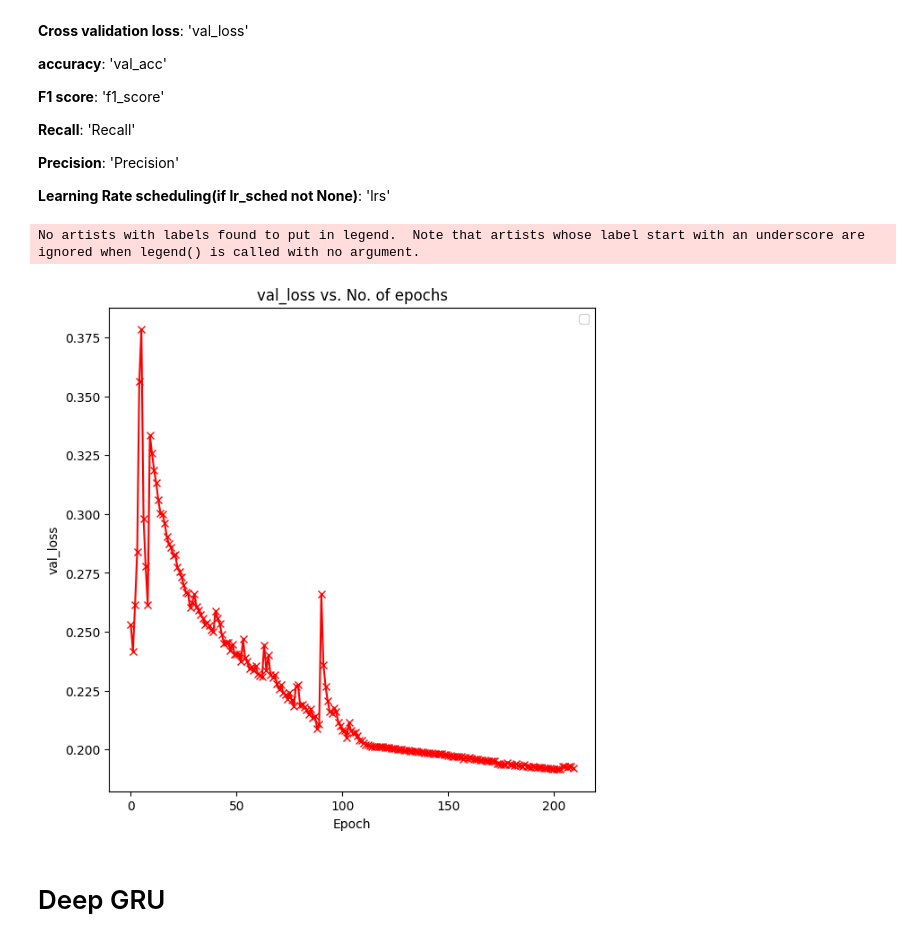
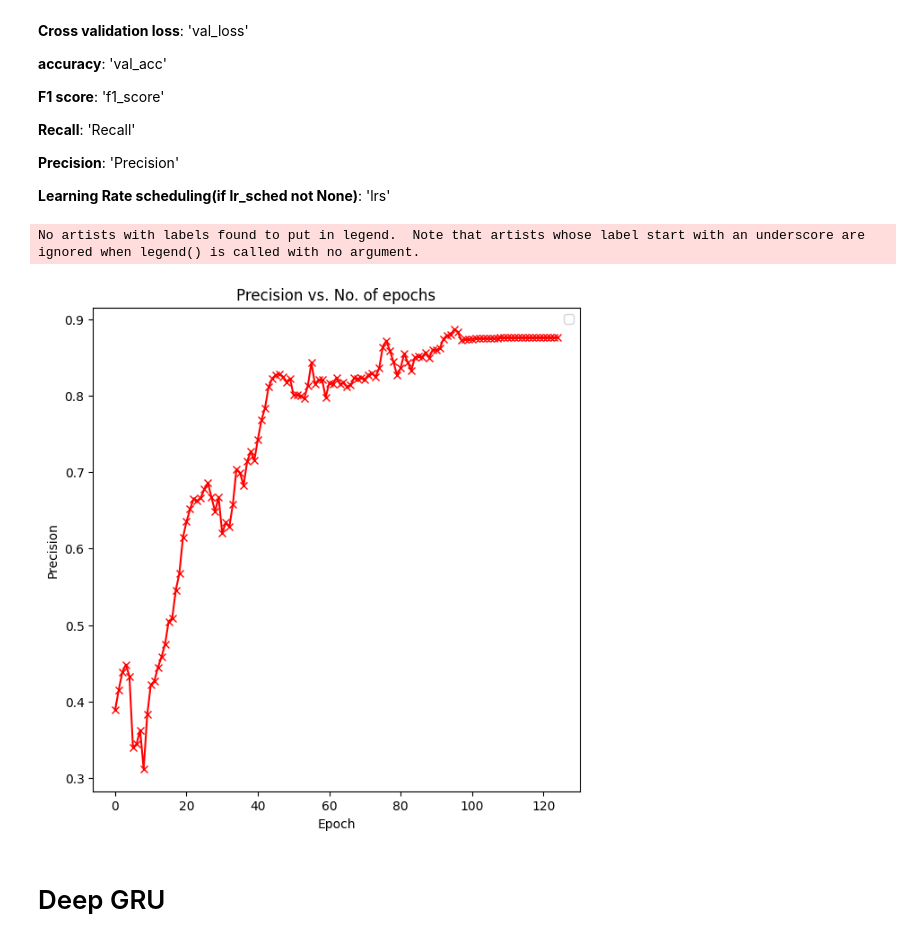
Before and after one commit to Jorgedavyd/REM-classifier, a Jupyter notebook: model/nn_exploration.ipynb, the cells around one changed output. Saved outputs shown, nothing was run; the diff lists cells and outputs as text; code cells hidden in the pictures.

```diff
--- a/model/nn_exploration.ipynb
+++ b/model/nn_exploration.ipynb
@@ -31,8 +36,9 @@ val_loader = DataLoader(val_ds, batch_size*2, num_workers=4, pin_memory=True)
 # %% [markdown]
 # Deep LSTM
 # %%
-hidden_size = 10
+hidden_size = 100
 input_size = 2
-num_layers = 2
+num_layers = 5
 # %%
-model = DefaultLSTM(input_size, hidden_size, num_layers, bidirectional=True, dropout=0)
+model = ResLSTM(input_size, hidden_size,num_layers, dropout = 0.)
+model = to_device(model, device)
@@ -53,6 +45,18 @@ end_factor = 0.333
 # %%
 history = []
+# %%
+##hyperparameters
+epochs = 25
+max_lr =5e-5
+weigth_decay = 0
+grad_clip = 0
+opt_func = Adam
+#opt_func = RMSprop
+#opt_func = SGD
+#lr_sched = OneCycleLR
+#lr_sched = StepLR
+lr_sched = None
 # %%
-history += model.fit(epochs, max_lr, train_loader, val_loader, weight_decay=weigth_decay, grad_clip=grad_clip, opt_func=opt_func, lr_sched=lr_sched, start_factor=start_factor, end_factor = end_factor)
+history += model.fit(epochs, max_lr, train_loader, val_loader, weight_decay=weigth_decay, grad_clip=grad_clip, opt_func=opt_func, lr_sched=lr_sched)
 # %% [output]
 Epoch [0]
@@ -94,11 +98,11 @@ torch.save(model.state_dict(), 'models/LSTM.pt')
 
 **Learning Rate scheduling(if lr_sched not None)**: 'lrs'
 # %%
-metric = 'val_loss'
+metric = 'Precision'
 plot_metrics(history, metric)
 # %% [output]
 No artists with labels found to put in legend.  Note that artists whose label start with an underscore are ignored when legend() is called with no argument.
-[figure, old version]
+[figure, new version]
 # %% [markdown]
 # Deep GRU
 # %%
```
Also changed, not shown: parts of 6 cells of this notebook, 1 other file.
